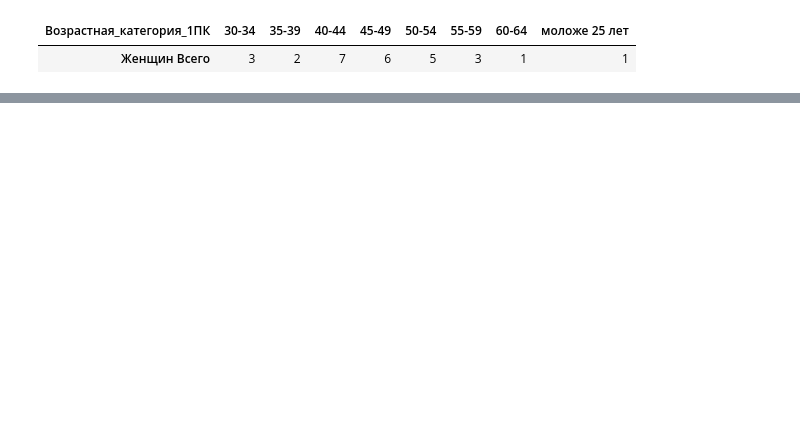
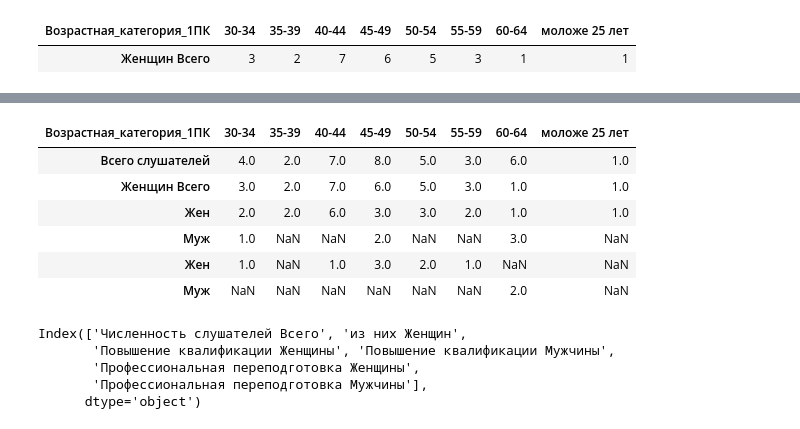
Before and after one commit to t0r1n88/Lindy, a Jupyter notebook: report_1PK.ipynb, the cells around one changed output, grey strips where cells are left out. Cells and saved outputs as stored; diff of their text form; code cells hidden in the pictures; blank space fills up the shorter version.

```diff
--- a/report_1PK.ipynb
+++ b/report_1PK.ipynb
@@ -210,3 +215,13 @@ finish_df2_4
 | Муж | NaN | NaN | NaN | NaN | NaN | NaN | 2.0 | NaN |
 # %%
 finish_df2_4=pd.concat([df_2_4_all,finish_df2_4])
+# %%
+finish_df2_4
+# %% [output]
+| Возрастная_категория_1ПК | 30-34 | 35-39 | 40-44 | 45-49 | 50-54 | 55-59 | 60-64 | моложе 25 лет |
+| Всего слушателей | 4.0 | 2.0 | 7.0 | 8.0 | 5.0 | 3.0 | 6.0 | 1.0 |
+| Женщин Всего | 3.0 | 2.0 | 7.0 | 6.0 | 5.0 | 3.0 | 1.0 | 1.0 |
+| Жен | 2.0 | 2.0 | 6.0 | 3.0 | 3.0 | 2.0 | 1.0 | 1.0 |
+| Муж | 1.0 | NaN | NaN | 2.0 | NaN | NaN | 3.0 | NaN |
+| Жен | 1.0 | NaN | 1.0 | 3.0 | 2.0 | 1.0 | NaN | NaN |
+| Муж | NaN | NaN | NaN | NaN | NaN | NaN | 2.0 | NaN |
@@ -213,2 +233,10 @@ finish_df2_4=pd.concat([df_2_4_all,finish_df2_4])
 # %%
 finish_df2_4.to_excel('2.4.xlsx')
+# %%
+finish_df2_4.index
+# %% [output]
+Index(['Численность слушателей Всего', 'из них Женщин',
+       'Повышение квалификации Женщины', 'Повышение квалификации Мужчины',
+       'Профессиональная переподготовка Женщины',
+       'Профессиональная переподготовка Мужчины'],
+      dtype='object')
```
Also changed, not shown: parts of 53 cells of this notebook.
